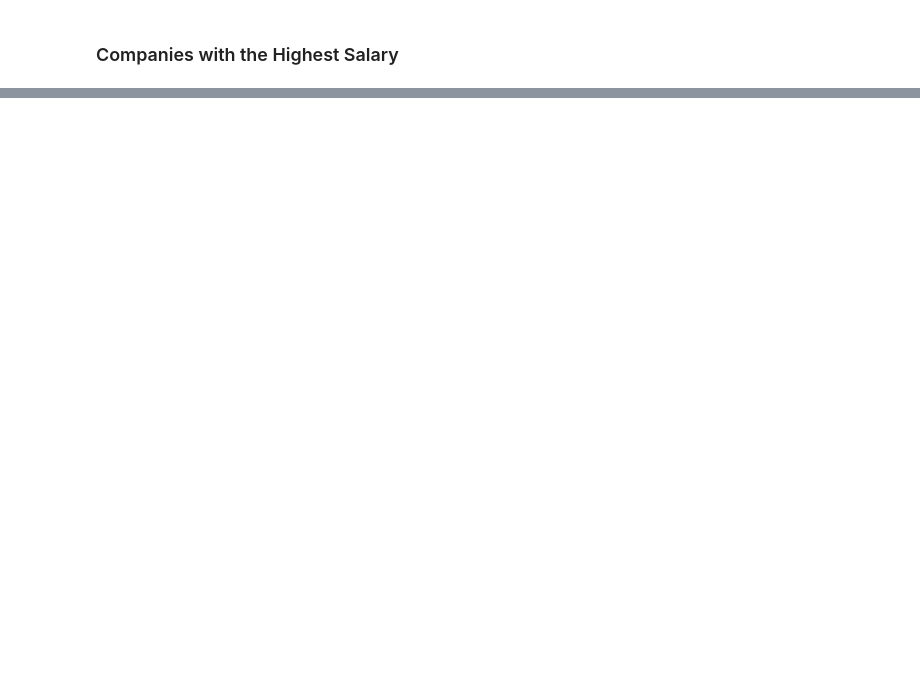
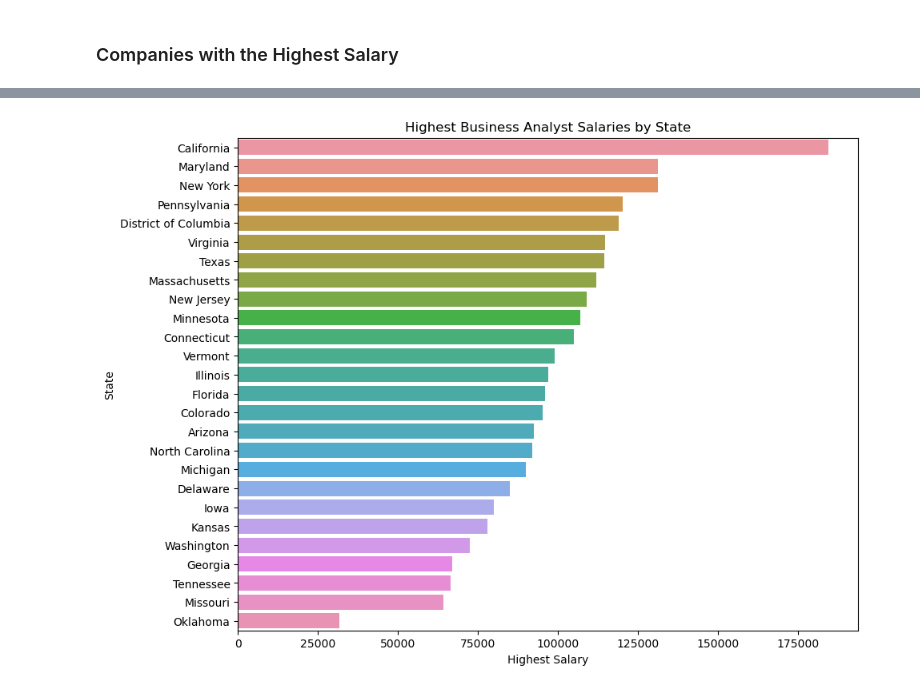
Before and after one commit to kimsean-pen/DS311-Data-Group-Project-, a Jupyter notebook: salary data file/Objective 2 - Comparing Salary Between State.ipynb, the cells around one changed output, grey strips where cells are left out. Cells and saved outputs as stored; diff of their text form; code cells hidden in the pictures; blank space fills up the shorter version.

```diff
--- a/salary data file/Objective 2 - Comparing Salary Between State.ipynb
+++ b/salary data file/Objective 2 - Comparing Salary Between State.ipynb
@@ -184,0 +181,7 @@ that allows apps to be searched for the "function" rather than the name. However
+# %%
+
+business_analyst_jobs = salary_data[salary_data['JOB_TITLE'] == 'Business Analyst']
+
+highest_business_analyst_salary = business_analyst_jobs.groupby('WORK_STATE')['PAID_WAGE_PER_YEAR'].max().sort_values(ascending=False)
+
+print(highest_business_analyst_salary)
@@ -184,0 +206,9 @@ that allows apps to be searched for the "function" rather than the name. However
+# %%
+plt.figure(figsize=(10,8))
+sns.barplot(x=highest_business_analyst_salary.values, y=highest_business_analyst_salary.index)
+plt.xlabel('Highest Salary')
+plt.ylabel('State')
+plt.title('Highest Business Analyst Salaries by State')
+plt.show()
+# %% [output]
+[figure, added]
```
Also changed, not shown: parts of 12 cells of this notebook.
